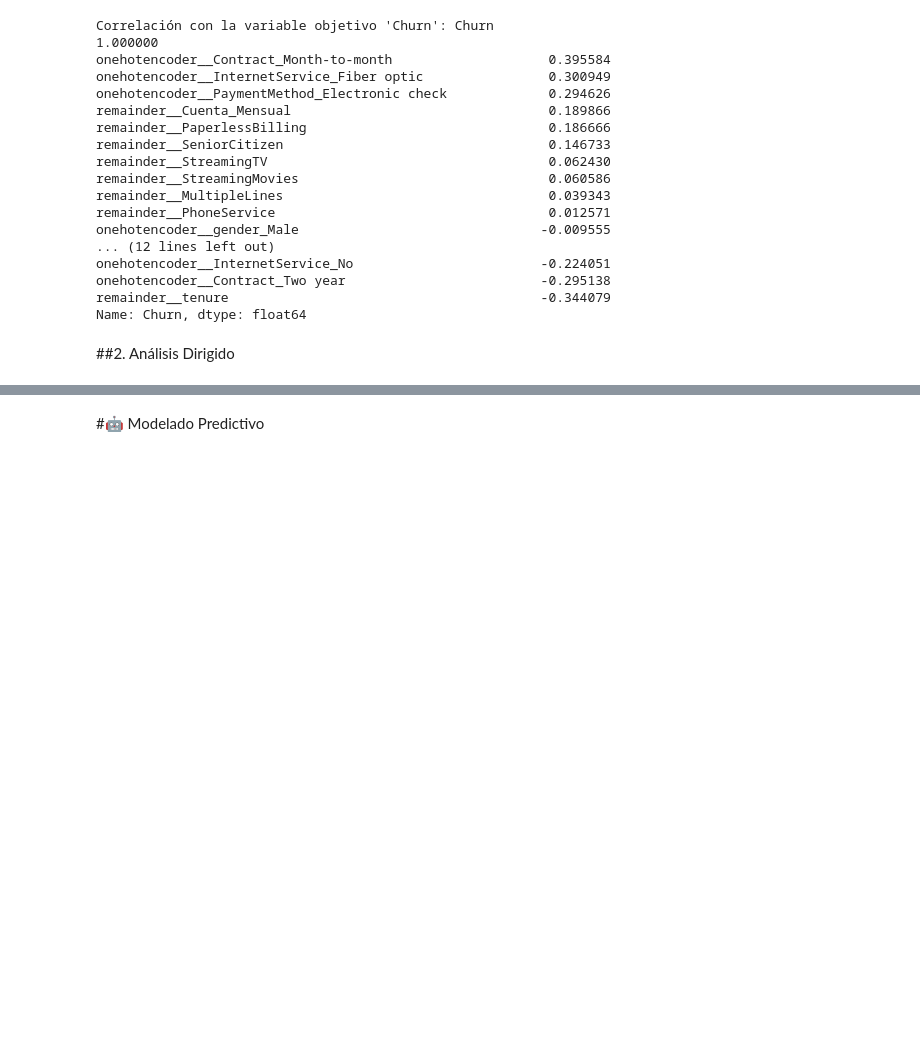
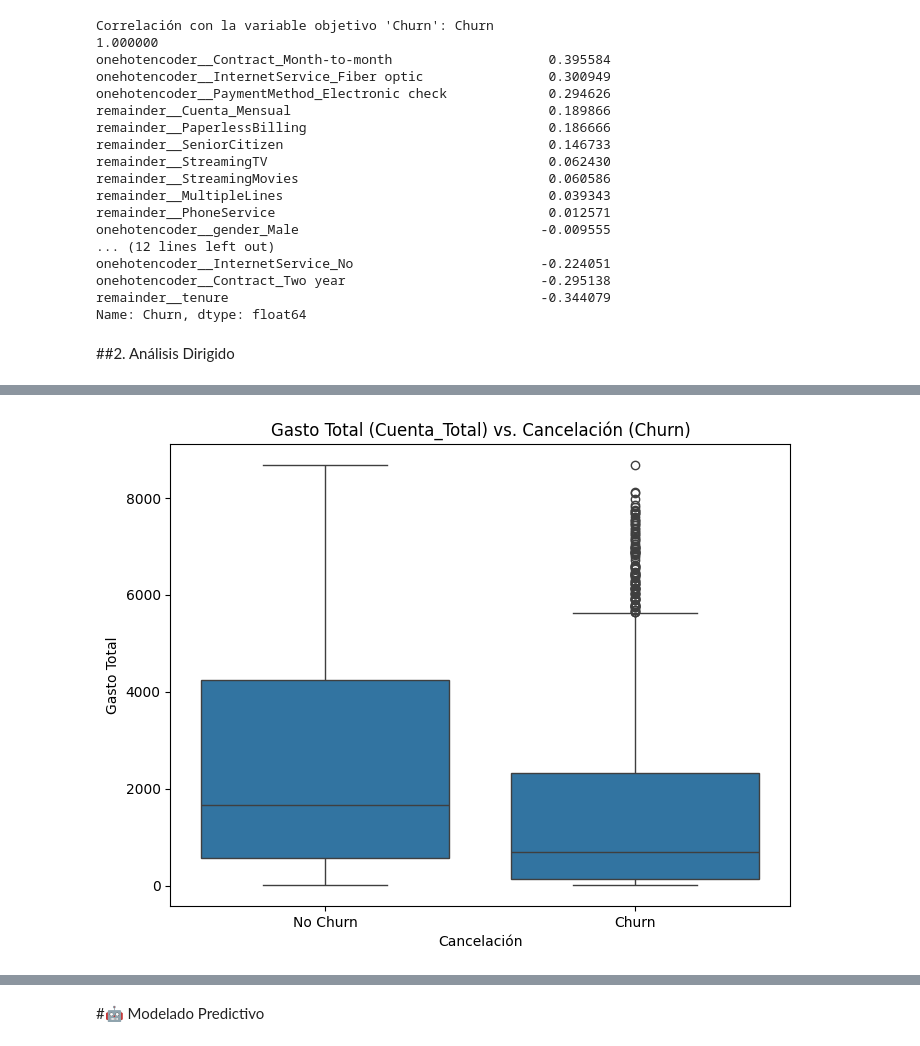
Before and after one commit to pablocelva/challenge-telecom-x-parte-2, a Jupyter notebook: TelecomX_LATAM_parte_2.ipynb, the cells around one changed output, grey strips where cells are left out. Drawn from its saved outputs; the diff is of its cells as text; code cells hidden in the pictures; blank space fills up the shorter version.

```diff
--- a/TelecomX_LATAM_parte_2.ipynb
+++ b/TelecomX_LATAM_parte_2.ipynb
@@ -249,0 +264,10 @@ Name: Churn, dtype: float64
+# %%
+# --- Gasto Total (Cuenta_Total) vs. Cancelación (Churn) ---
+plt.figure(figsize=(8, 6))
+sns.boxplot(x='Churn', y='Cuenta_Total', data=df_viz)
+plt.title('Gasto Total (Cuenta_Total) vs. Cancelación (Churn)')
+plt.xlabel('Cancelación')
+plt.ylabel('Gasto Total')
+plt.show()
+# %% [output]
+[figure, added]
```
Also changed, not shown: parts of 6 cells of this notebook.
